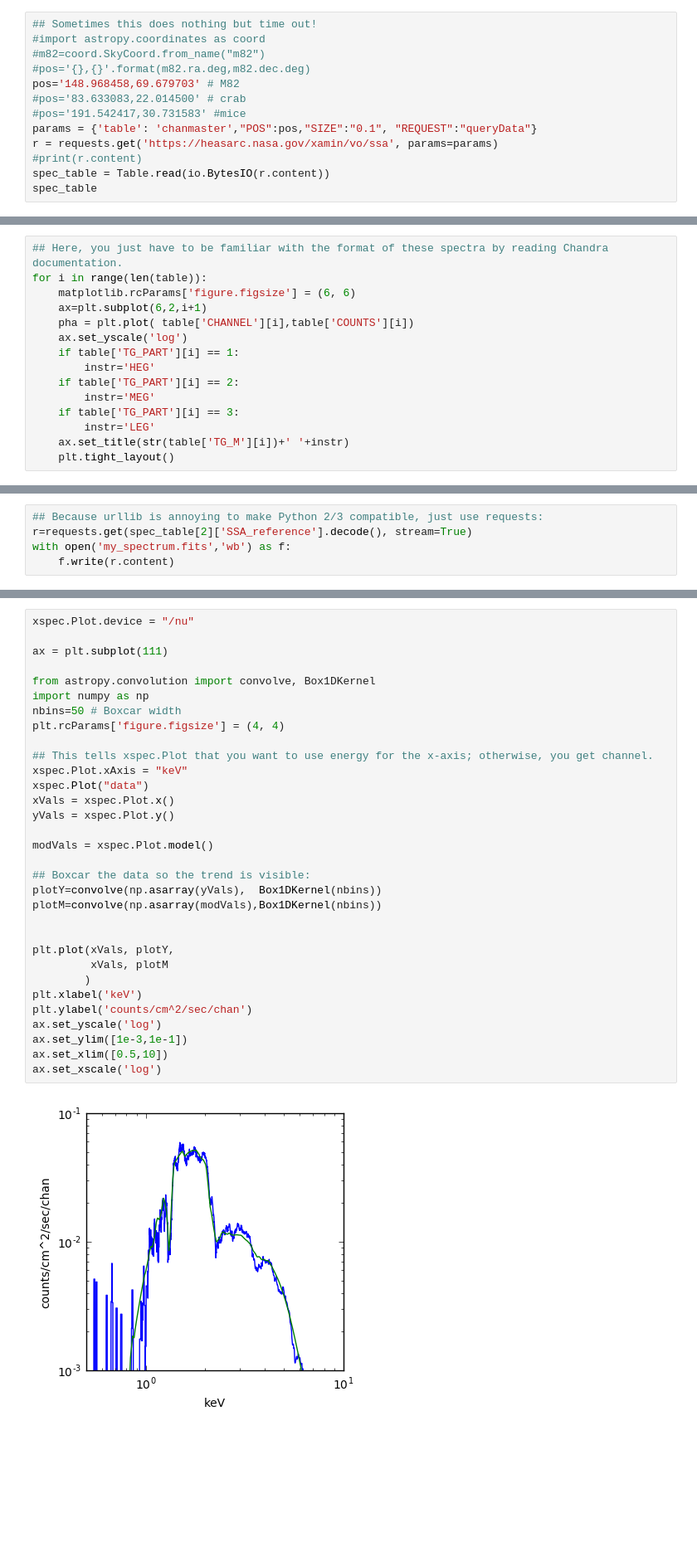
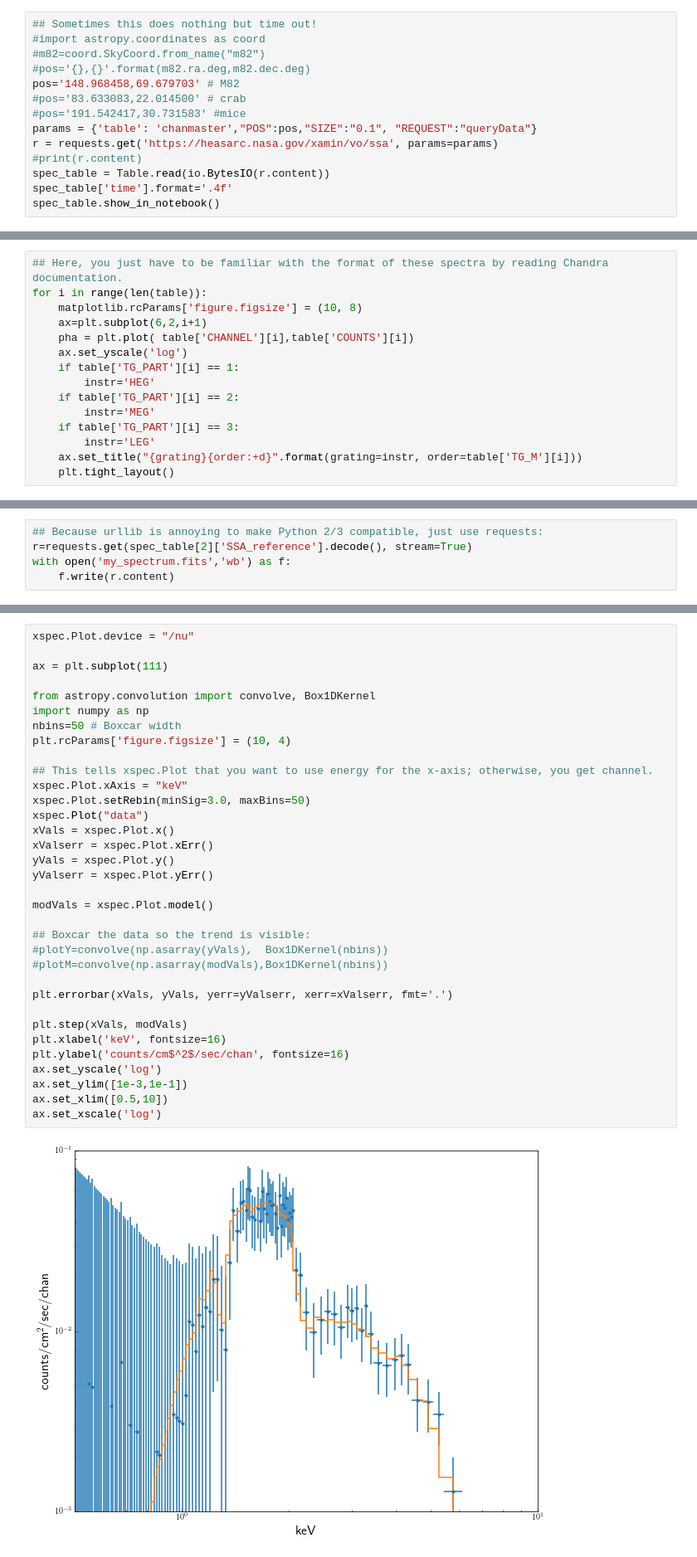
Before and after one commit to NASA-NAVO/aas_workshop_2018, a Jupyter notebook: heasarc/heasarc_Spectral_Access.ipynb, the cells around one changed output, grey strips where cells are left out. Shown at 83% size. Drawn from its saved outputs; the diff is of its cells as text; blank space fills up the shorter version.

```diff
--- a/heasarc/heasarc_Spectral_Access.ipynb
+++ b/heasarc/heasarc_Spectral_Access.ipynb
@@ -61,6 +63,7 @@ params = {'table': 'chanmaster',"POS":pos,"SIZE":"0.1", "REQUEST":"queryData"}
 r = requests.get('https://heasarc.nasa.gov/xamin/vo/ssa', params=params)
 #print(r.content)
 spec_table = Table.read(io.BytesIO(r.content))
-spec_table
+spec_table['time'].format='.4f'
+spec_table.show_in_notebook()
 # %% [output]
 <Table masked=True length=3>
@@ -98,7 +99,7 @@ table
 # %%
 ## Here, you just have to be familiar with the format of these spectra by reading Chandra documentation.
 for i in range(len(table)):
-    matplotlib.rcParams['figure.figsize'] = (6, 6)
+    matplotlib.rcParams['figure.figsize'] = (10, 8)
     ax=plt.subplot(6,2,i+1)
     pha = plt.plot( table['CHANNEL'][i],table['COUNTS'][i])
     ax.set_yscale('log')
@@ -108,6 +109,6 @@ for i in range(len(table)):
         instr='MEG'
     if table['TG_PART'][i] == 3:
         instr='LEG'
-    ax.set_title(str(table['TG_M'][i])+' '+instr)
+    ax.set_title("{grating}{order:+d}".format(grating=instr, order=table['TG_M'][i]))
     plt.tight_layout()
 # %% [output]
@@ -207,34 +210,36 @@ We can plot the results using, e.g., matplotlib:
 # %%
 xspec.Plot.device = "/nu"
 
 ax = plt.subplot(111)
 
 from astropy.convolution import convolve, Box1DKernel
 import numpy as np
 nbins=50 # Boxcar width
-plt.rcParams['figure.figsize'] = (4, 4)
+plt.rcParams['figure.figsize'] = (10, 4)
 
 ## This tells xspec.Plot that you want to use energy for the x-axis; otherwise, you get channel.
 xspec.Plot.xAxis = "keV"
+xspec.Plot.setRebin(minSig=3.0, maxBins=50)
 xspec.Plot("data")
 xVals = xspec.Plot.x()
+xValserr = xspec.Plot.xErr()
 yVals = xspec.Plot.y()
+yValserr = xspec.Plot.yErr()
 
 modVals = xspec.Plot.model()
 
 ## Boxcar the data so the trend is visible:
-plotY=convolve(np.asarray(yVals),  Box1DKernel(nbins))
-plotM=convolve(np.asarray(modVals),Box1DKernel(nbins))
+#plotY=convolve(np.asarray(yVals),  Box1DKernel(nbins))
+#plotM=convolve(np.asarray(modVals),Box1DKernel(nbins))
 
+plt.errorbar(xVals, yVals, yerr=yValserr, xerr=xValserr, fmt='.')
 
-plt.plot(xVals, plotY,
-         xVals, plotM
-        )
-plt.xlabel('keV')
-plt.ylabel('counts/cm^2/sec/chan')
+plt.step(xVals, modVals)
+plt.xlabel('keV', fontsize=16)
+plt.ylabel('counts/cm$^2$/sec/chan', fontsize=16)
 ax.set_yscale('log')
 ax.set_ylim([1e-3,1e-1])
 ax.set_xlim([0.5,10])
 ax.set_xscale('log')
 # %% [output]
-[figure, old version]
+[figure, new version]
```
Also changed, not shown: parts of 18 cells of this notebook, 1 other file.
